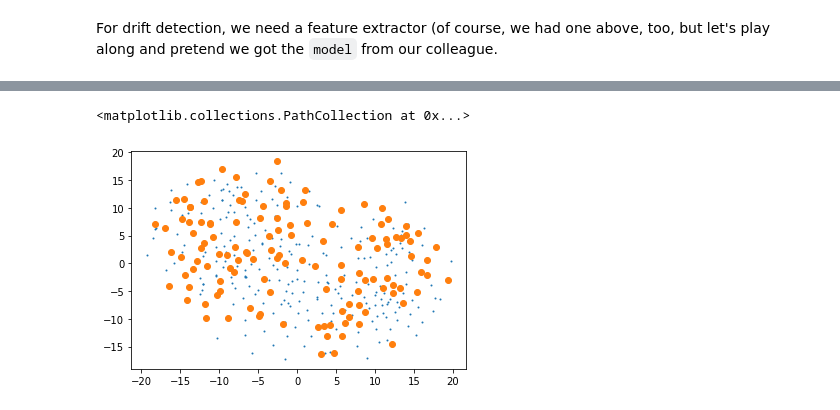
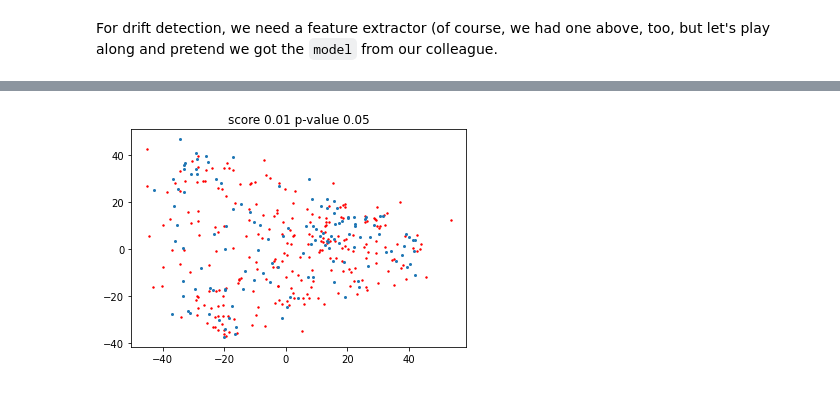
Before and after one commit to TorchDrift/TorchDrift, a Jupyter notebook: notebooks/drift_detection_on_images.ipynb, the cells around one changed output, grey strips where cells are left out. Drawn from its saved outputs; the diff is of its cells as text; code cells hidden in the pictures.

```diff
--- a/notebooks/drift_detection_on_images.ipynb
+++ b/notebooks/drift_detection_on_images.ipynb
@@ -268,10 +285,10 @@ score, p_val
 # %%
-feat = torch.cat([drift_detector.base_outputs, features])
 N_base = drift_detector.base_outputs.size(0)
-X_embedded = sklearn.manifold.TSNE(n_components=2).fit_transform(feat)
+mapper = sklearn.manifold.Isomap(n_components=2)
+base_embedded = mapper.fit_transform(drift_detector.base_outputs)
+features_embedded = mapper.transform(features)
+pyplot.scatter(base_embedded[:, 0], base_embedded[:, 1], s=2, c='r')
+pyplot.scatter(features_embedded[:, 0], features_embedded[:, 1], s=4)
+pyplot.title(f'score {score:.2f} p-value {p_val:.2f}');
+# %% [output]
+[figure, added]
-# %%
-pyplot.scatter(X_embedded[:N_base, 0], X_embedded[:N_base, 1], s=1)
-pyplot.scatter(X_embedded[N_base:, 0], X_embedded[N_base:, 1])
-# %% [output]
-<matplotlib.collections.PathCollection at 0x...>
-[figure, removed]
```
Also changed, not shown: parts of 30 cells of this notebook, 6 other files.
